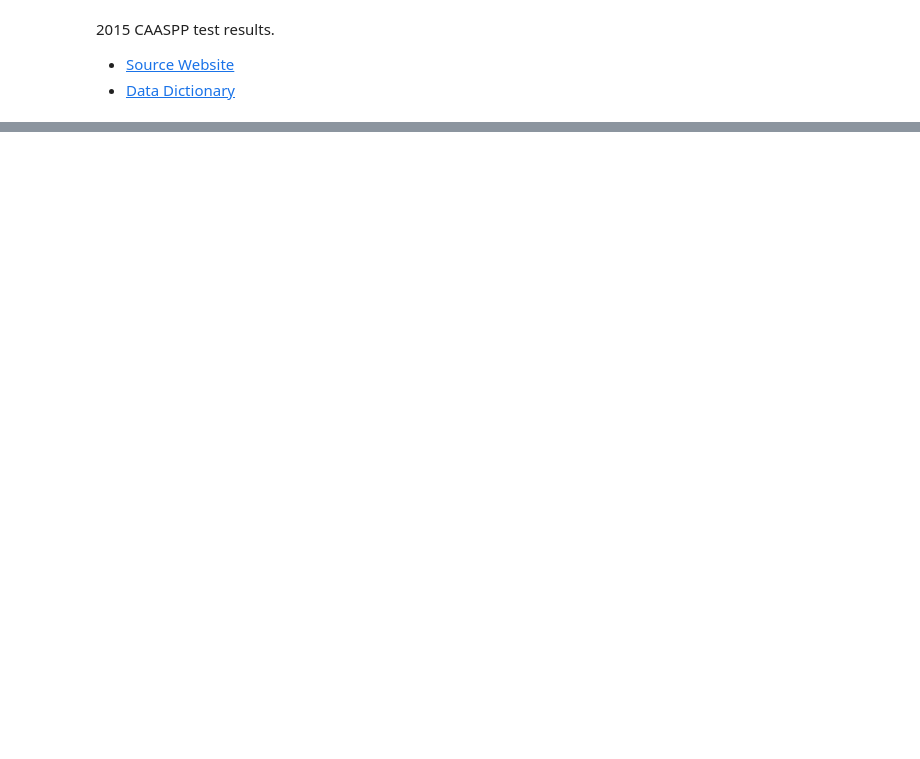
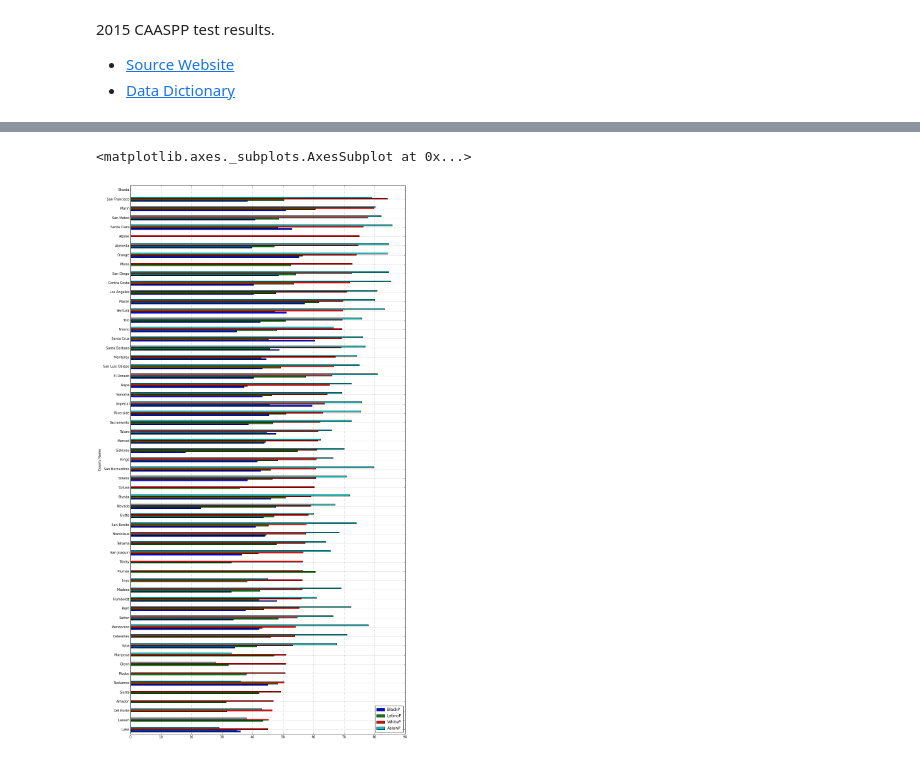
Before and after one commit to sandiegodata-projects/333-CAASPP, a Jupyter notebook: eric/Districts.ipynb, the cells around one changed output, grey strips where cells are left out. Drawn from its saved outputs; the diff is of its cells as text; code cells hidden in the pictures; blank space fills up the shorter version.

```diff
--- a/eric/Districts.ipynb
+++ b/eric/Districts.ipynb
@@ -196,0 +35,12 @@ KeyboardInterrupt:
+# %%
+def subset(grade, df):
+    dfs = df[['cds', 'County Code', 'Subgroup ID', 'Total Tested At Subgroup Level', 'Grade','Mean Scale Score',
+         'Percentage Standard Met and Above']]
+    dfs.columns = [u'cds', 'county',  u'subgroup', u'subgroup_tested', u'grade', u'mss', u'pct_msa']
+
+    return dfs[dfs.grade == grade]
+
+schools = subset(df[df['School Code'] != 0])
+district =  subset(df[(df['District Code'] != 0) & (df['School Code'] == 0)])
+county =  subset(df[ (df['County Code'] != 0) & (df['District Code'] == 0) & (df['School Code'] == 0)])
+state =  subset(df[ (df['County Code'] == 0)])
@@ -196,0 +51,6 @@ KeyboardInterrupt:
+# %%
+#district.join(ent,on='cds',how='left', rsuffix='_r').sort('pct_msa')
+
+county_p = pd.pivot_table(county,index='cds', columns='subgroup', values='pct_msa')
+district_p = pd.pivot_table(district[district.pct_msa != 0],index='cds', columns='subgroup', values='pct_msa')
+school_p = pd.pivot_table(schools[schools.pct_msa != 0],index='cds', columns='subgroup', values='pct_msa')
@@ -196,0 +119,4 @@ KeyboardInterrupt:
+# %%
+county_p_race = county_p[race_eth_subgroups]
+county_p_race.columns = race_eth_names
+LatinoEd.describe()
@@ -196,0 +133,7 @@ KeyboardInterrupt:
+# %%
+county_p_race_j = county_p_race.join(county_names,how='left', rsuffix='_r').sort('AsianED').set_index('County Name')
+# %%
+county_p_race_j[['BlackP','LatinoP','WhiteP','AsianP']].sort('WhiteP').plot(kind='barh', figsize = (15,30))
+# %% [output]
+<matplotlib.axes._subplots.AxesSubplot at 0x...>
+[figure, added]
```
Also changed, not shown: parts of 43 cells of this notebook.
